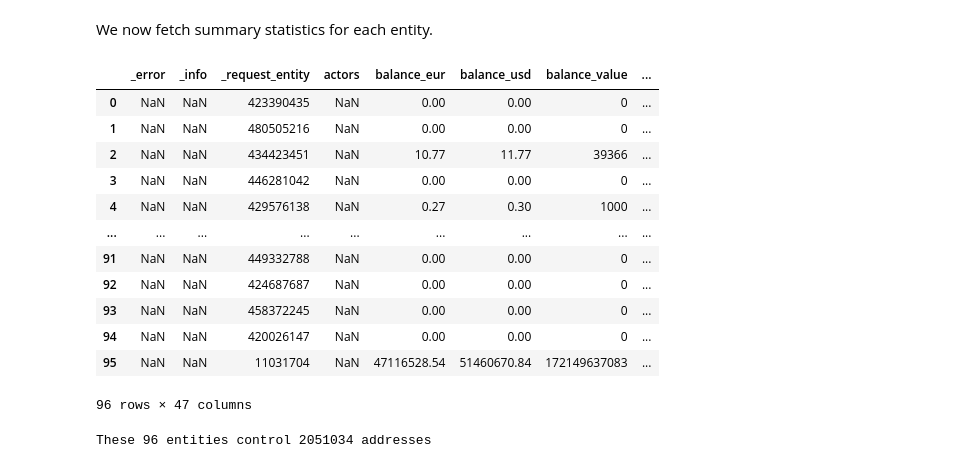
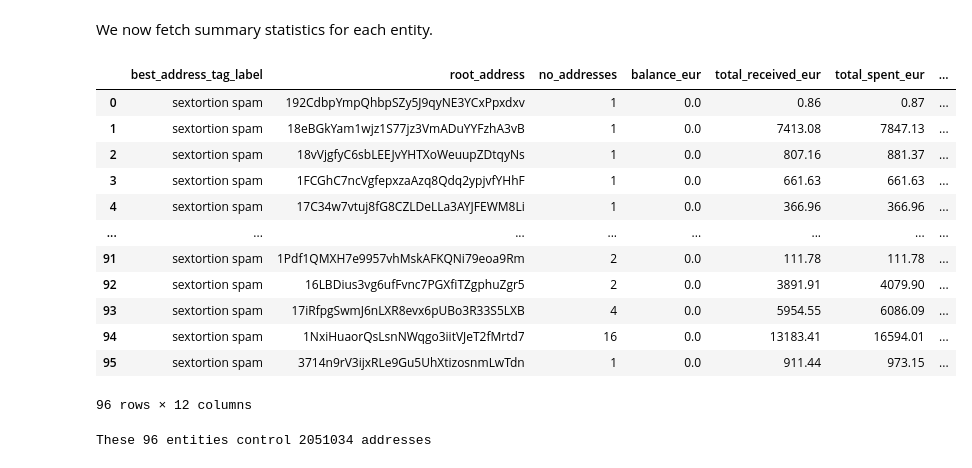
Before and after one commit to iknaio/iknaio-api-tutorial, a Jupyter notebook: standalone/02_Sextortion_Study.ipynb, the cells around one changed output. Saved outputs shown, nothing was run; the diff lists cells and outputs as text; code cells hidden in the pictures.

Commit message:
improve sextortion standalone output

```diff
--- a/standalone/02_Sextortion_Study.ipynb
+++ b/standalone/02_Sextortion_Study.ipynb
@@ -143,31 +162,45 @@ We now fetch summary statistics for each entity.
 # %%
 with graphsense.ApiClient(configuration) as clnt:
   blkapi = bulk_api.BulkApi(api_client)
   rcsv = blkapi.bulk_csv(
                                  CURRENCY,
                                  operation = "get_entity",
                                  body={
                                      'entity': respAddrDF['entity'].drop_duplicates().to_list()
                                      },
                                  num_pages=1,
                                  _preload_content=False
                                  )
   respEntityDF = pd.read_csv(rcsv)
-respEntityDF
+
+respEntityDF[
+    ["best_address_tag_label",
+     "root_address",
+     "no_addresses",
+     "balance_eur",
+     "total_received_eur",
+     "total_spent_eur",
+     "in_degree",
+     "out_degree",
+     "no_incoming_txs",
+     "no_outgoing_txs",
+     "first_tx_height",
+     "last_tx_height"]
+     ]
 # %% [output]
-|  | _error | _info | _request_entity | actors | balance_eur | balance_usd | balance_value | ... |
-| 0 | NaN | NaN | 423390435 | NaN | 0.00 | 0.00 | 0 | ... |
-| 1 | NaN | NaN | 480505216 | NaN | 0.00 | 0.00 | 0 | ... |
-| 2 | NaN | NaN | 434423451 | NaN | 10.77 | 11.77 | 39366 | ... |
-| 3 | NaN | NaN | 446281042 | NaN | 0.00 | 0.00 | 0 | ... |
-| 4 | NaN | NaN | 429576138 | NaN | 0.27 | 0.30 | 1000 | ... |
-| ... | ... | ... | ... | ... | ... | ... | ... | ... |
-| 91 | NaN | NaN | 449332788 | NaN | 0.00 | 0.00 | 0 | ... |
-| 92 | NaN | NaN | 424687687 | NaN | 0.00 | 0.00 | 0 | ... |
-| 93 | NaN | NaN | 458372245 | NaN | 0.00 | 0.00 | 0 | ... |
-| 94 | NaN | NaN | 420026147 | NaN | 0.00 | 0.00 | 0 | ... |
-| 95 | NaN | NaN | 11031704 | NaN | 47116528.54 | 51460670.84 | 172149637083 | ... |
+|  | best_address_tag_label | root_address | no_addresses | balance_eur | total_received_eur | total_spent_eur | ... |
+| 0 | sextortion spam | 192CdbpYmpQhbpSZy5J9qyNE3YCxPpxdxv | 1 | 0.0 | 0.86 | 0.87 | ... |
+| 1 | sextortion spam | 18eBGkYam1wjz1S77jz3VmADuYYFzhA3vB | 1 | 0.0 | 7413.08 | 7847.13 | ... |
+| 2 | sextortion spam | 18vVjgfyC6sbLEEJvYHTXoWeuupZDtqyNs | 1 | 0.0 | 807.16 | 881.37 | ... |
+| 3 | sextortion spam | 1FCGhC7ncVgfepxzaAzq8Qdq2ypjvfYHhF | 1 | 0.0 | 661.63 | 661.63 | ... |
+| 4 | sextortion spam | 17C34w7vtuj8fG8CZLDeLLa3AYJFEWM8Li | 1 | 0.0 | 366.96 | 366.96 | ... |
+| ... | ... | ... | ... | ... | ... | ... | ... |
+| 91 | sextortion spam | 1Pdf1QMXH7e9957vhMskAFKQNi79eoa9Rm | 2 | 0.0 | 111.78 | 111.78 | ... |
+| 92 | sextortion spam | 16LBDius3vg6ufFvnc7PGXfiTZgphuZgr5 | 2 | 0.0 | 3891.91 | 4079.90 | ... |
+| 93 | sextortion spam | 17iRfpgSwmJ6nLXR8evx6pUBo3R33S5LXB | 4 | 0.0 | 5954.55 | 6086.09 | ... |
+| 94 | sextortion spam | 1NxiHuaorQsLsnNWqgo3iitVJeT2fMrtd7 | 16 | 0.0 | 13183.41 | 16594.01 | ... |
+| 95 | sextortion spam | 3714n9rV3ijxRLe9Gu5UhXtizosnmLwTdn | 1 | 0.0 | 911.44 | 973.15 | ... |
-96 rows × 47 columns
+96 rows × 12 columns
 # %%
 print(f"These {len(respEntityDF)} entities control {sum(respEntityDF['no_addresses'])} addresses")
 # %% [output]
```
Also changed, not shown: parts of 8 cells of this notebook.
